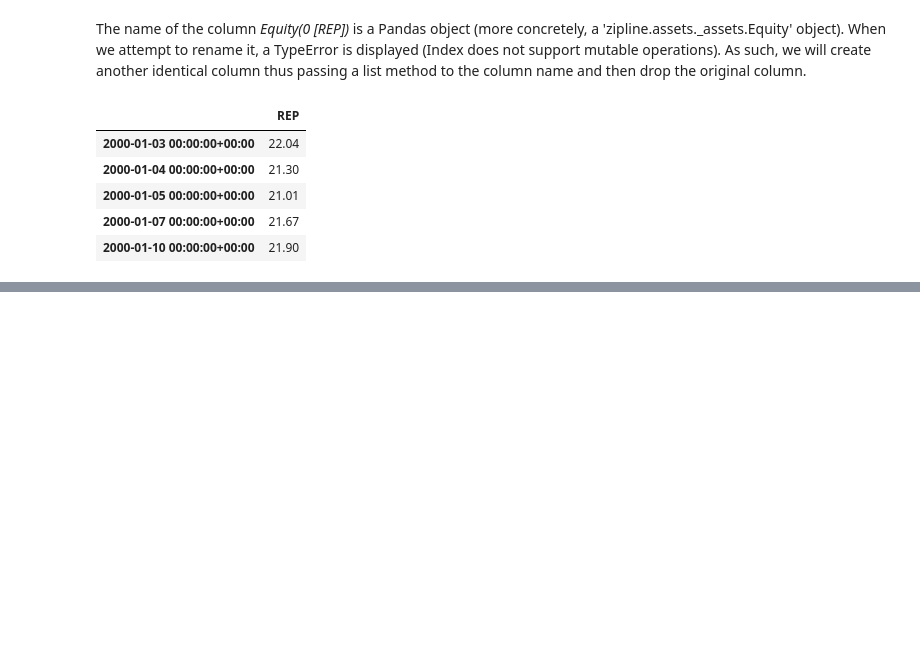
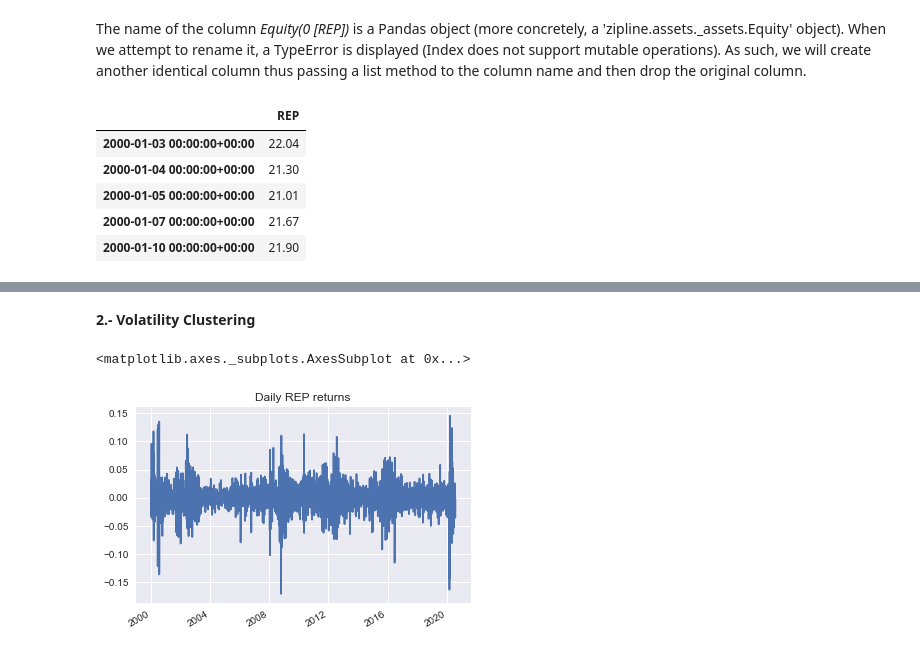
Before and after one commit to isabelpuche/ml_for_algo_trading, a Jupyter notebook: notebooks/eda.ipynb, the cells around one changed output, grey strips where cells are left out. Saved outputs shown, nothing was run; the diff lists cells and outputs as text; code cells hidden in the pictures; blank space fills up the shorter version.

```diff
--- a/notebooks/eda.ipynb
+++ b/notebooks/eda.ipynb
@@ -255,0 +385,7 @@ df.head()
+# %% [markdown]
+**2.- Volatility Clustering**
+# %%
+df.log_rtn.plot(title='Daily REP returns')
+# %% [output]
+<matplotlib.axes._subplots.AxesSubplot at 0x...>
+[figure, added]
```
Also changed, not shown: parts of 37 cells of this notebook.
